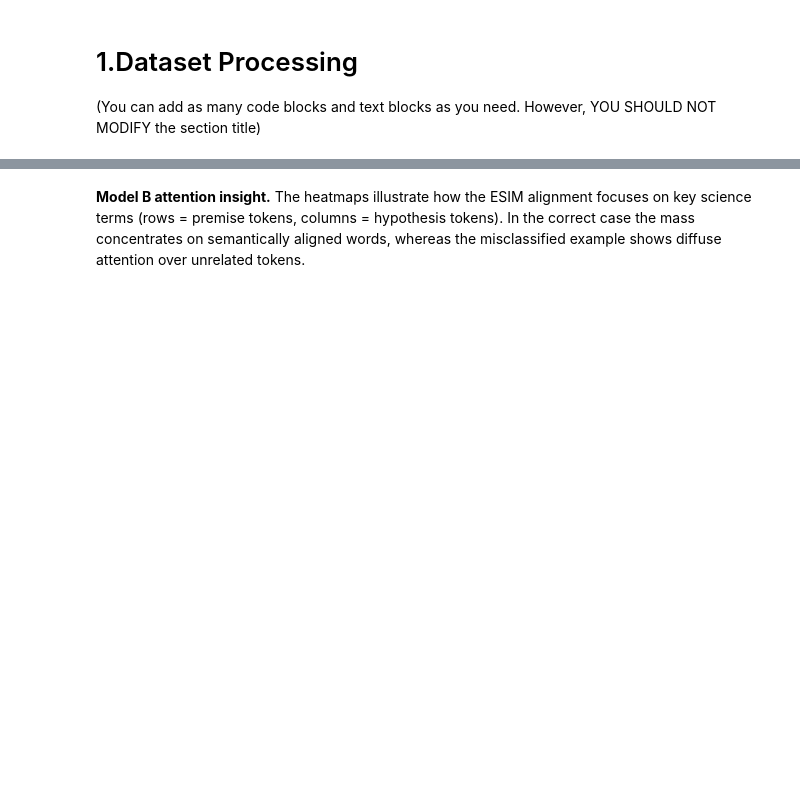
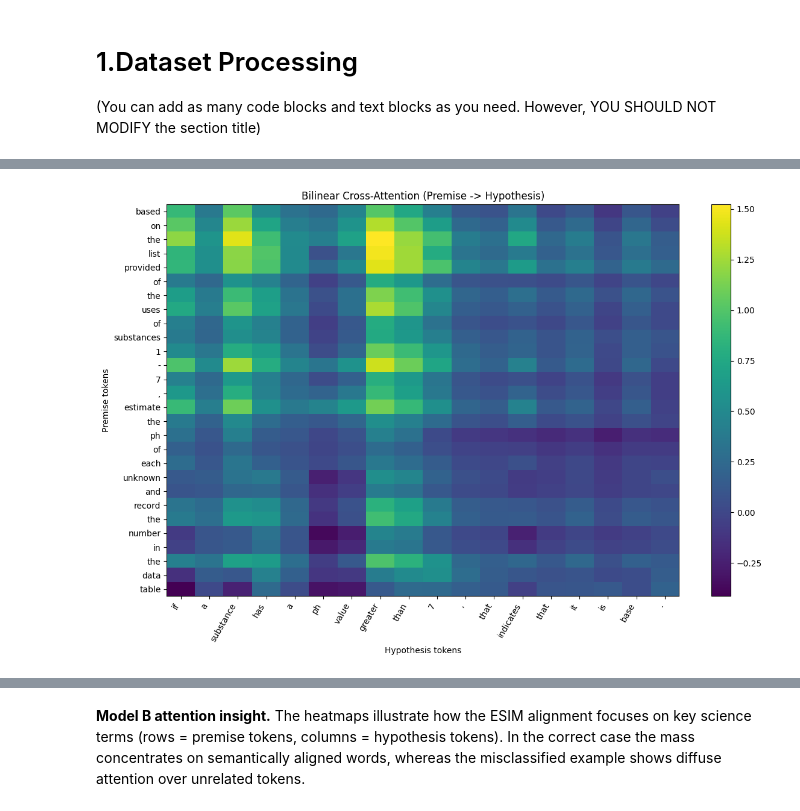
Before and after one commit to kevin224ly/CITS4012-Group-Project, a Jupyter notebook: CITS4012_35.ipynb, the cells around one changed output, grey strips where cells are left out. Saved outputs shown, nothing was run; the diff lists cells and outputs as text; code cells hidden in the pictures; blank space fills up the shorter version.

```diff
--- a/CITS4012_35.ipynb
+++ b/CITS4012_35.ipynb
@@ -2096,0 +540,12 @@ else:
+# %%
+# Model A: BiLSTM + Cross-Attention (TensorFlow/Keras)
+
+from typing import Optional, List
+
+def preprocess_text(text: Optional[str]) -> str:
+    """Wrapper around the earlier normaliser to keep behaviour consistent."""
+    return normalize(text)
+
+def shared_tokenize(text: str) -> List[str]:
+    """Wrapper around the earlier regex-based tokenizer (uses TOKEN_PATTERN)."""
+    return tokenize(text)
@@ -2096,0 +1217,74 @@ else:
+# %%
+# Model A: Attention Visualization
+
+import sys
+import importlib
+from pathlib import Path
+import numpy as np
+from IPython.display import Image, display
+
+def id2tok(seq_ids):
+    """Map a sequence of token IDs back to tokens (stop at PAD)."""
+    inv = {i: w for w, i in word2id.items()}
+    toks = []
+    for i in seq_ids:
+        if i == pad_id: break
+        toks.append(inv.get(int(i), "<UNK>"))
+    return toks
+
+# ---- Ensure inputs for plotting are available ----
+results_dir = Path('results')
+inputs_cache = results_dir / 'modelA_inputs.npz'
+if 'Xt_p' not in globals() or 'Xt_h' not in globals():
+    if inputs_cache.exists():
+        cache = np.load(inputs_cache)
+        Xt_p = cache['Xt_p']
+        Xt_h = cache['Xt_h']
+    elif 'build_inputs' in globals():
+        Xt_p, Xt_h, y_te = build_inputs(test_df)
+    else:
+        raise RuntimeError("Model A inputs are missing; rerun the Model A data preparation cell before plotting.")
+
+# ---- Select a sample and compute attention scores ----
+idx = 0
+prem_ids = Xt_p[idx:idx+1]
+hypo_ids = Xt_h[idx:idx+1]
+S = attn_model.predict([prem_ids, hypo_ids], verbose=0)[0]  # [Lp, Lh]
+
+prem_toks = id2tok(prem_ids[0])
+hypo_toks = id2tok(hypo_ids[0])
+
+Lp, Lh = len(prem_toks), len(hypo_toks)
+S = S[:Lp, :Lh]
+
+# ---- Matplotlib backend handling (Colab/Headless) ----
+plt_module = importlib.import_module('matplotlib.pyplot')
+if 'google.colab' in sys.modules:
+    plt_module.switch_backend('agg')
+
+# ---- Plot heatmap ----
+fig = plt_module.figure(figsize=(float(min(12.0, 0.6 * Lh + 3)), float(min(8.0, 0.5 * Lp + 3))))
+ax = fig.add_subplot(111)
+cax = ax.imshow(S, aspect="auto")
+fig.colorbar(cax)
+ax.set_xticks(range(Lh))
+ax.set_xticklabels(hypo_toks, rotation=60, ha="right")
+ax.set_yticks(range(Lp))
+ax.set_yticklabels(prem_toks)
+ax.set_title("Bilinear Cross-Attention (Premise -> Hypothesis)")
+ax.set_xlabel("Hypothesis tokens")
+ax.set_ylabel("Premise tokens")
+fig.tight_layout()
+
+# ---- Save or display ----
+figure_path = results_dir / 'modelA_attention.png'
+if RUN_LOCAL_OUTPUTS:
+    results_dir.mkdir(exist_ok=True)
+    fig.savefig(figure_path, dpi=150, bbox_inches='tight')
+    display(Image(filename=str(figure_path)))
+else:
+    print('[Colab] Displaying attention heatmap without saving file.')
+    display(fig)
+
+plt_module.close(fig)
+# %% [output]
@@ -2096,0 +1292 @@ else:
+[figure, added]
```
Also changed, not shown: parts of 187 cells of this notebook, 11 other files.
